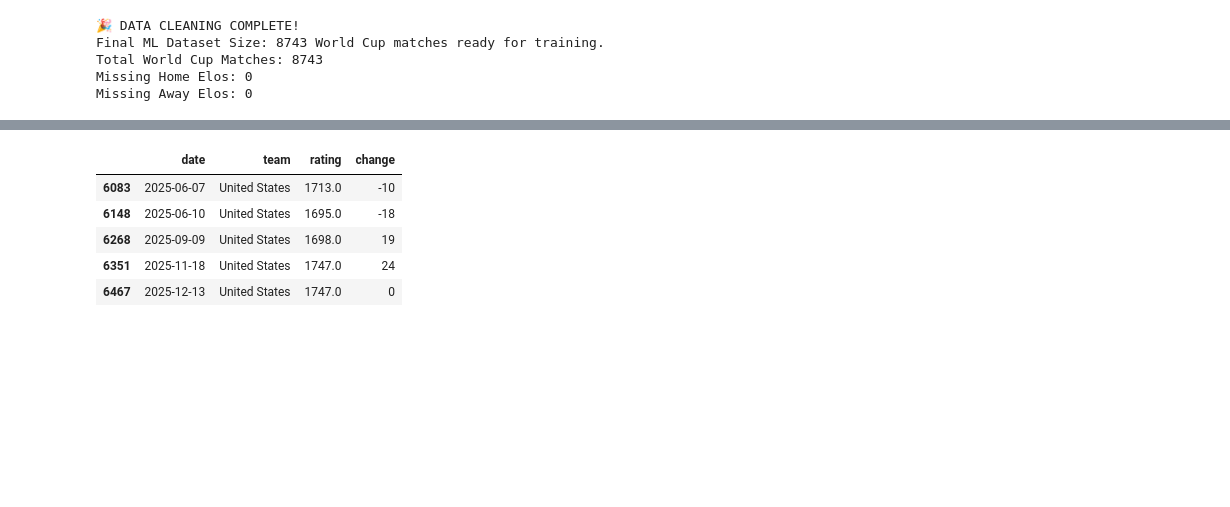
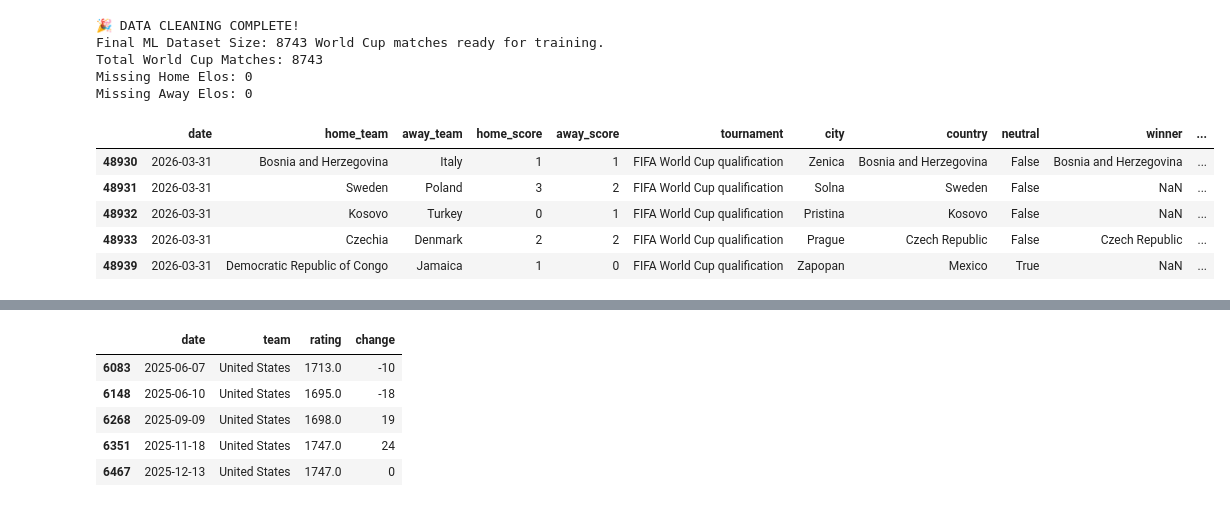
Before and after one commit to MrMinton/WorldCup2026predictor, a Jupyter notebook: wc2026.ipynb, the cells around one changed output, grey strips where cells are left out. Cells and saved outputs as stored; diff of their text form; code cells hidden in the pictures; blank space fills up the shorter version.

```diff
--- a/wc2026.ipynb
+++ b/wc2026.ipynb
@@ -605,3 +615,12 @@ Final ML Dataset Size: 8743 World Cup matches ready for training.
 Total World Cup Matches: 8743
 Missing Home Elos: 0
 Missing Away Elos: 0
+# %%
+wc_all.tail()
+# %% [output]
+|  | date | home_team | away_team | home_score | away_score | tournament | city | country | neutral | winner | ... |
+| 48930 | 2026-03-31 | Bosnia and Herzegovina | Italy | 1 | 1 | FIFA World Cup qualification | Zenica | Bosnia and Herzegovina | False | Bosnia and Herzegovina | ... |
+| 48931 | 2026-03-31 | Sweden | Poland | 3 | 2 | FIFA World Cup qualification | Solna | Sweden | False | NaN | ... |
+| 48932 | 2026-03-31 | Kosovo | Turkey | 0 | 1 | FIFA World Cup qualification | Pristina | Kosovo | False | NaN | ... |
+| 48933 | 2026-03-31 | Czechia | Denmark | 2 | 2 | FIFA World Cup qualification | Prague | Czech Republic | False | Czech Republic | ... |
+| 48939 | 2026-03-31 | Democratic Republic of Congo | Jamaica | 1 | 0 | FIFA World Cup qualification | Zapopan | Mexico | True | NaN | ... |
```
Also changed, not shown: parts of 70 cells of this notebook.
